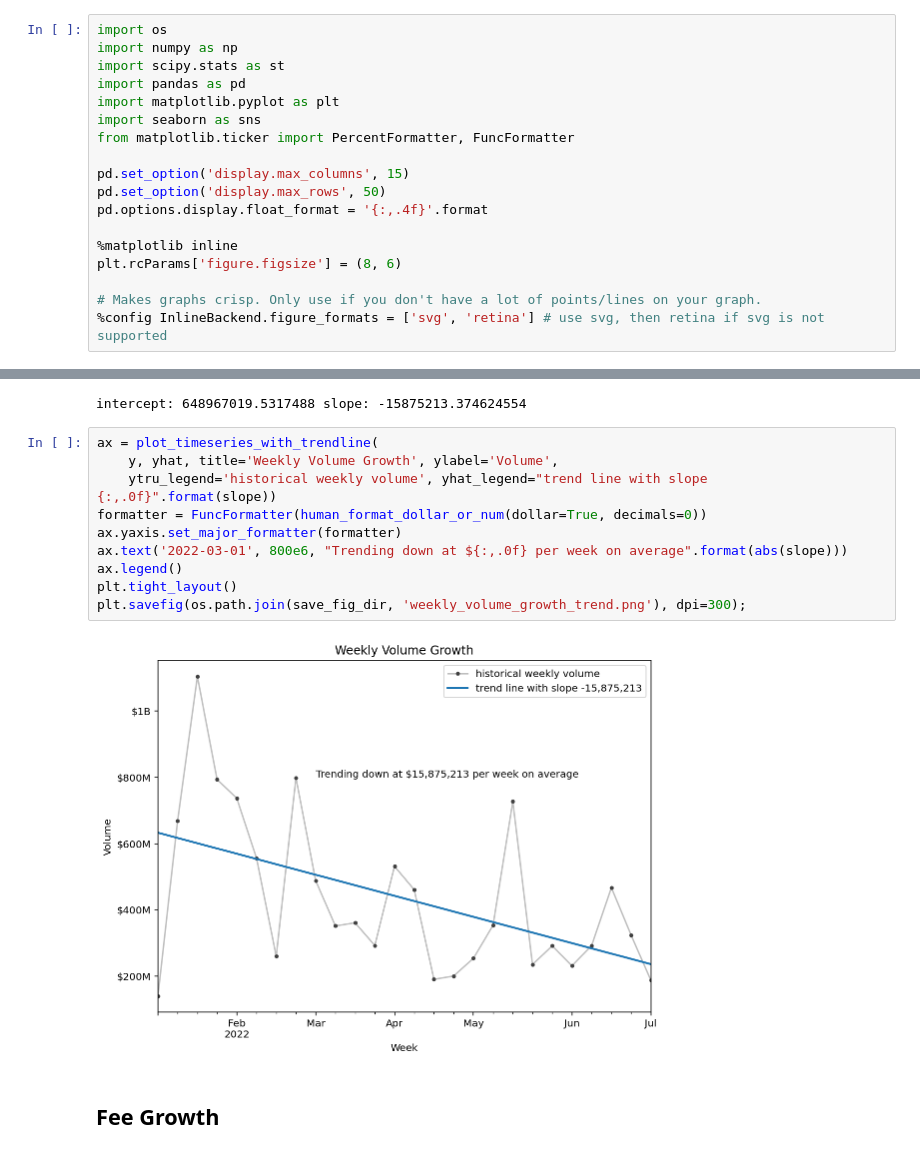
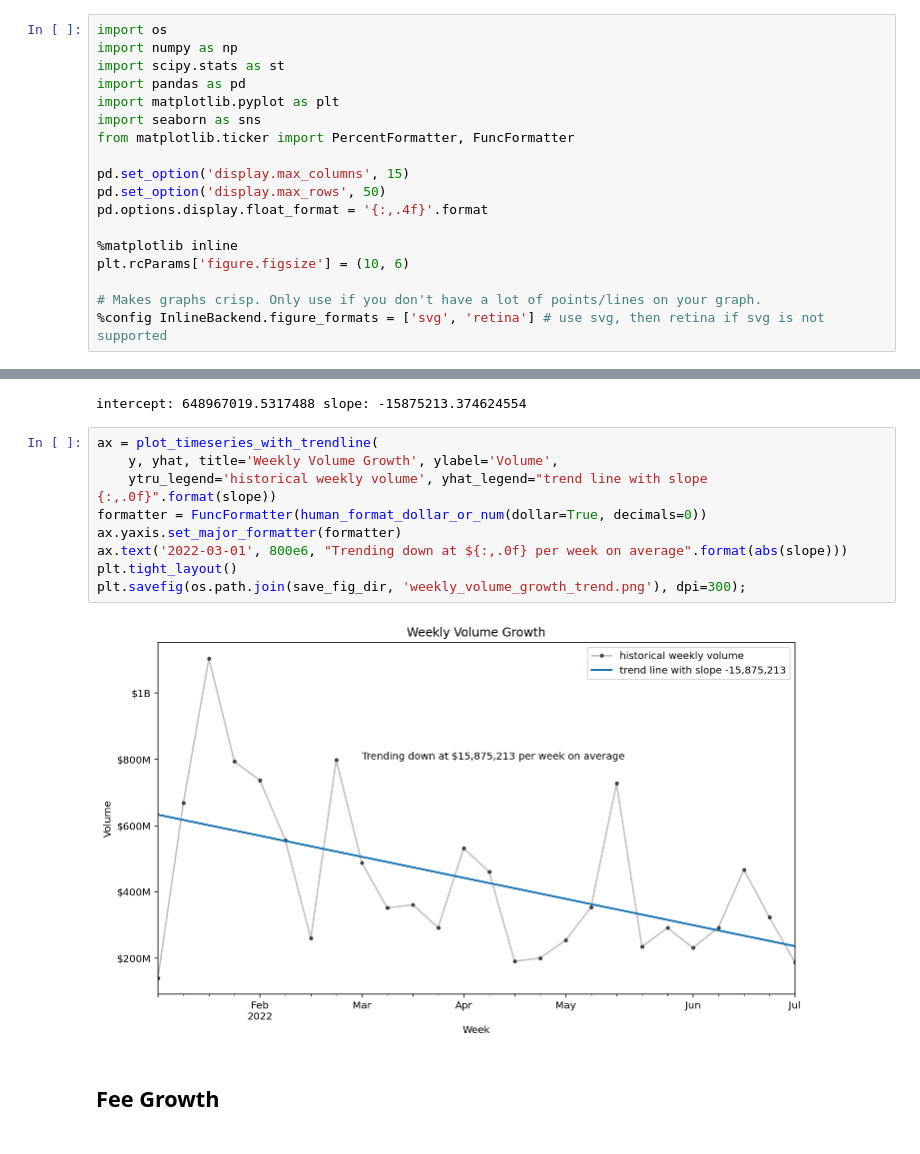
Before and after one commit to coindataschool/GMX, a Jupyter notebook: notebook/Avalanche/fees_volume_growth.ipynb, the cells around one changed output, grey strips where cells are left out. Cells and saved outputs as stored; diff of their text form.

```diff
--- a/notebook/Avalanche/fees_volume_growth.ipynb
+++ b/notebook/Avalanche/fees_volume_growth.ipynb
@@ -12,7 +12,7 @@ pd.set_option('display.max_rows', 50)
 pd.options.display.float_format = '{:,.4f}'.format
 
 %matplotlib inline
-plt.rcParams['figure.figsize'] = (8, 6)
+plt.rcParams['figure.figsize'] = (10, 6)
 
 # Makes graphs crisp. Only use if you don't have a lot of points/lines on your graph.
 %config InlineBackend.figure_formats = ['svg', 'retina'] # use svg, then retina if svg is not supported
@@ -221,15 +220,14 @@ intercept: 648967019.5317488 slope: -15875213.374624554
 # %%
 ax = plot_timeseries_with_trendline(
     y, yhat, title='Weekly Volume Growth', ylabel='Volume',
     ytru_legend='historical weekly volume', yhat_legend="trend line with slope {:,.0f}".format(slope))
 formatter = FuncFormatter(human_format_dollar_or_num(dollar=True, decimals=0))
 ax.yaxis.set_major_formatter(formatter)
 ax.text('2022-03-01', 800e6, "Trending down at ${:,.0f} per week on average".format(abs(slope)))
-ax.legend()
 plt.tight_layout()
 plt.savefig(os.path.join(save_fig_dir, 'weekly_volume_growth_trend.png'), dpi=300);
 # %% [output]
-[figure, old version]
+[figure, new version]
 # %% [markdown]
 ## Fee Growth
 # %%
```
Also changed, not shown: parts of 4 cells of this notebook, 7 other files.
